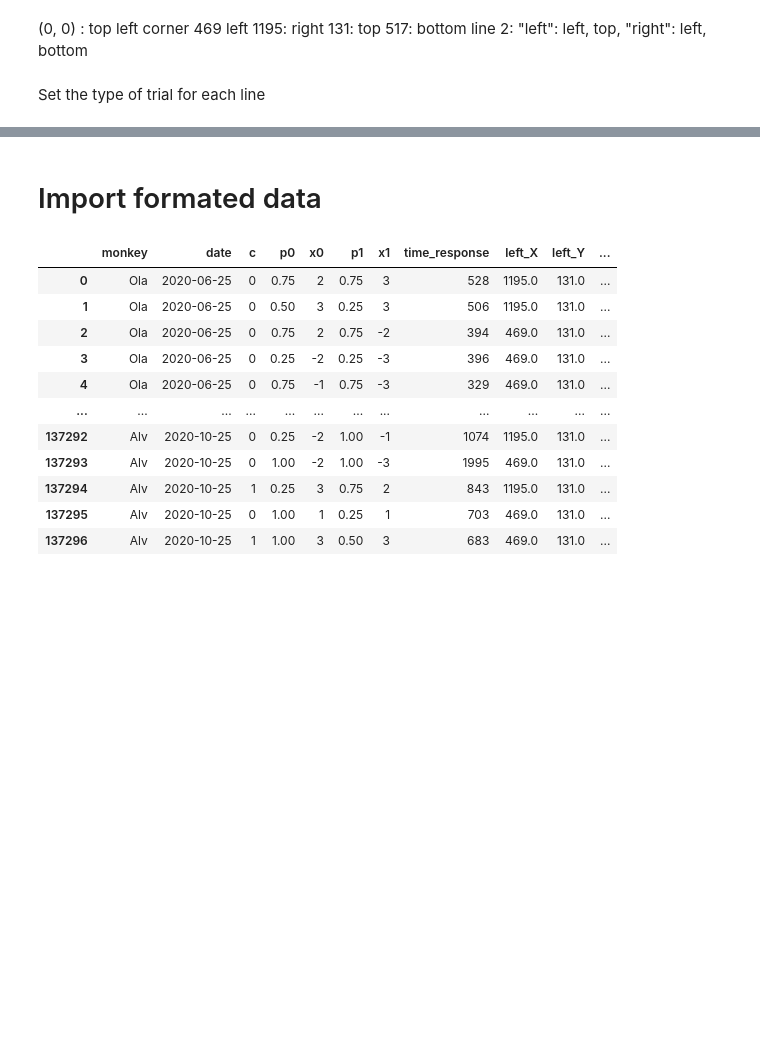
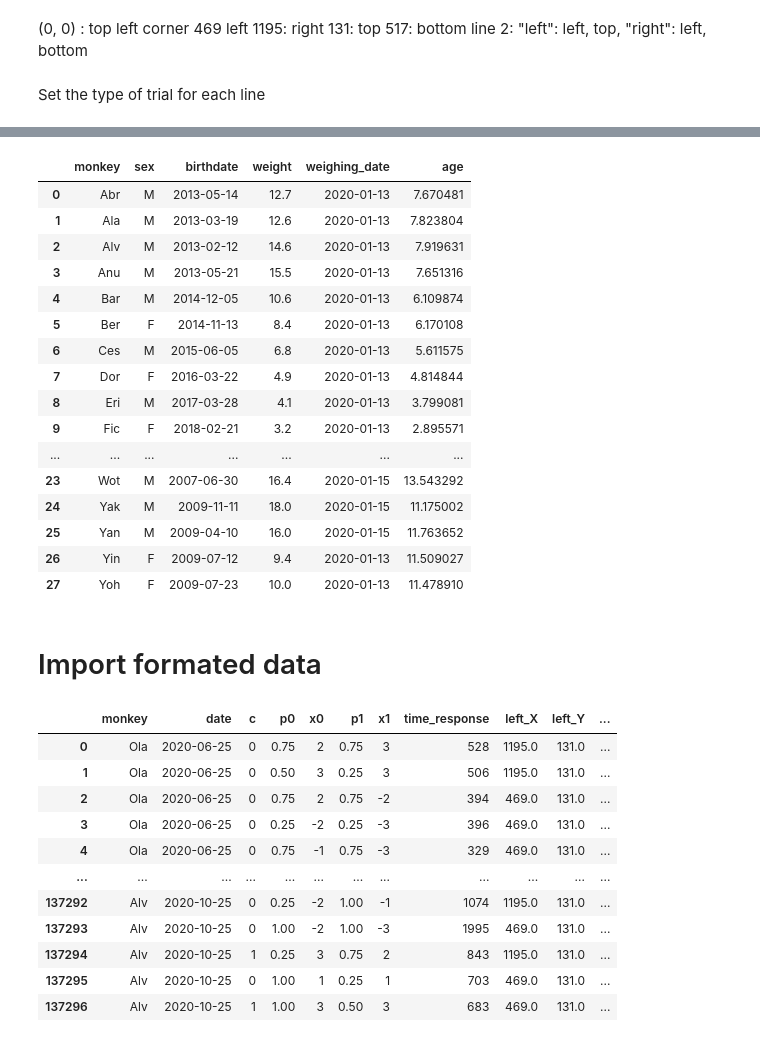
Before and after one commit to AurelienNioche/ProspecTonk, a Jupyter notebook: part0_data_formatting.ipynb, the cells around one changed output, grey strips where cells are left out. Saved outputs shown, nothing was run; the diff lists cells and outputs as text; code cells hidden in the pictures; blank space fills up the shorter version.

```diff
--- a/part0_data_formatting.ipynb
+++ b/part0_data_formatting.ipynb
@@ -238,0 +302,34 @@ df_bhv.to_csv(os.path.join(BACKUP_FOLDER, "df_bhv.csv"), index=False)
+# %%
+# Remove individuals with not defined sex
+df_demo = df_demo[df_demo['sex'].isin(("M", "F"))]
+df_demo.reset_index(drop=True, inplace=True)
+# %%
+# Set age based on today
+diff = pd.to_datetime("now") - df_demo["birthdate"]
+age  = diff.map(lambda x: x.total_seconds() / (60**2*24*365.2425))
+# %%
+df_demo = df_demo.assign(age=age)
+# %%
+df_demo = df_demo.sort_values("monkey")
+df_demo.reset_index(drop=True, inplace=True)
+# %%
+# Display
+df_demo
+# %% [output]
+|  | monkey | sex | birthdate | weight | weighing_date | age |
+| 0 | Abr | M | 2013-05-14 | 12.7 | 2020-01-13 | 7.670481 |
+| 1 | Ala | M | 2013-03-19 | 12.6 | 2020-01-13 | 7.823804 |
+| 2 | Alv | M | 2013-02-12 | 14.6 | 2020-01-13 | 7.919631 |
+| 3 | Anu | M | 2013-05-21 | 15.5 | 2020-01-13 | 7.651316 |
+| 4 | Bar | M | 2014-12-05 | 10.6 | 2020-01-13 | 6.109874 |
+| 5 | Ber | F | 2014-11-13 | 8.4 | 2020-01-13 | 6.170108 |
+| 6 | Ces | M | 2015-06-05 | 6.8 | 2020-01-13 | 5.611575 |
+| 7 | Dor | F | 2016-03-22 | 4.9 | 2020-01-13 | 4.814844 |
+| 8 | Eri | M | 2017-03-28 | 4.1 | 2020-01-13 | 3.799081 |
+| 9 | Fic | F | 2018-02-21 | 3.2 | 2020-01-13 | 2.895571 |
+| ... | ... | ... | ... | ... | ... | ... |
+| 23 | Wot | M | 2007-06-30 | 16.4 | 2020-01-15 | 13.543292 |
+| 24 | Yak | M | 2009-11-11 | 18.0 | 2020-01-15 | 11.175002 |
+| 25 | Yan | M | 2009-04-10 | 16.0 | 2020-01-15 | 11.763652 |
+| 26 | Yin | F | 2009-07-12 | 9.4 | 2020-01-13 | 11.509027 |
+| 27 | Yoh | F | 2009-07-23 | 10.0 | 2020-01-13 | 11.478910 |
```
Also changed, not shown: parts of 15 cells of this notebook, 19 other files.
